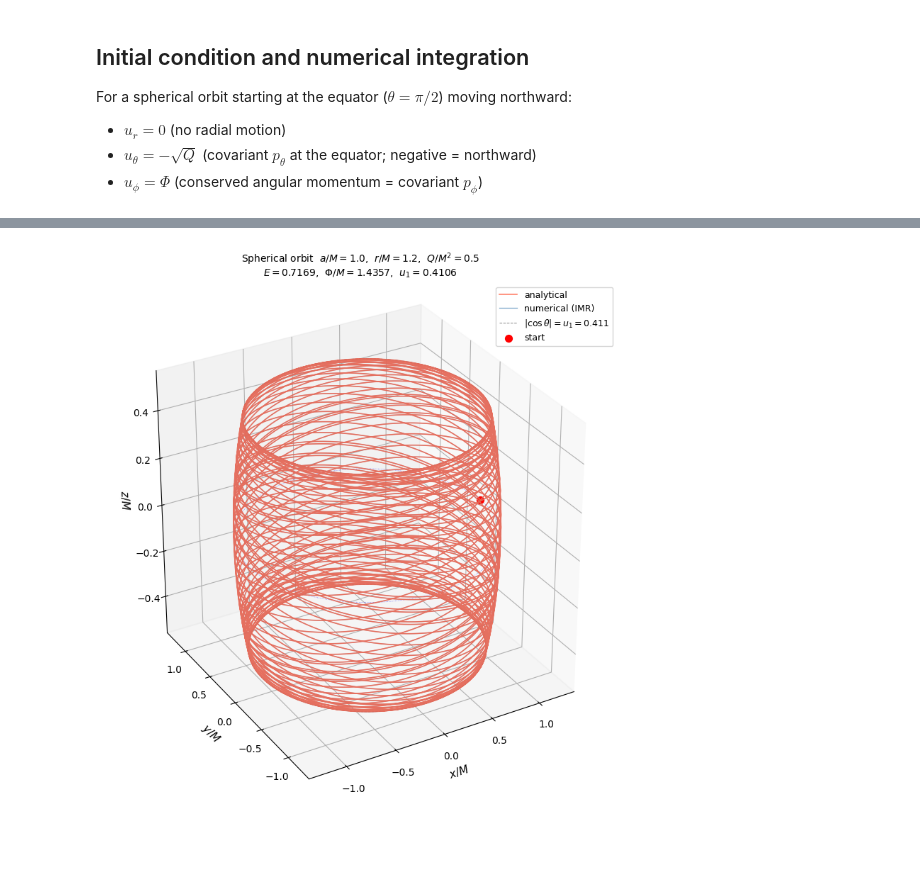
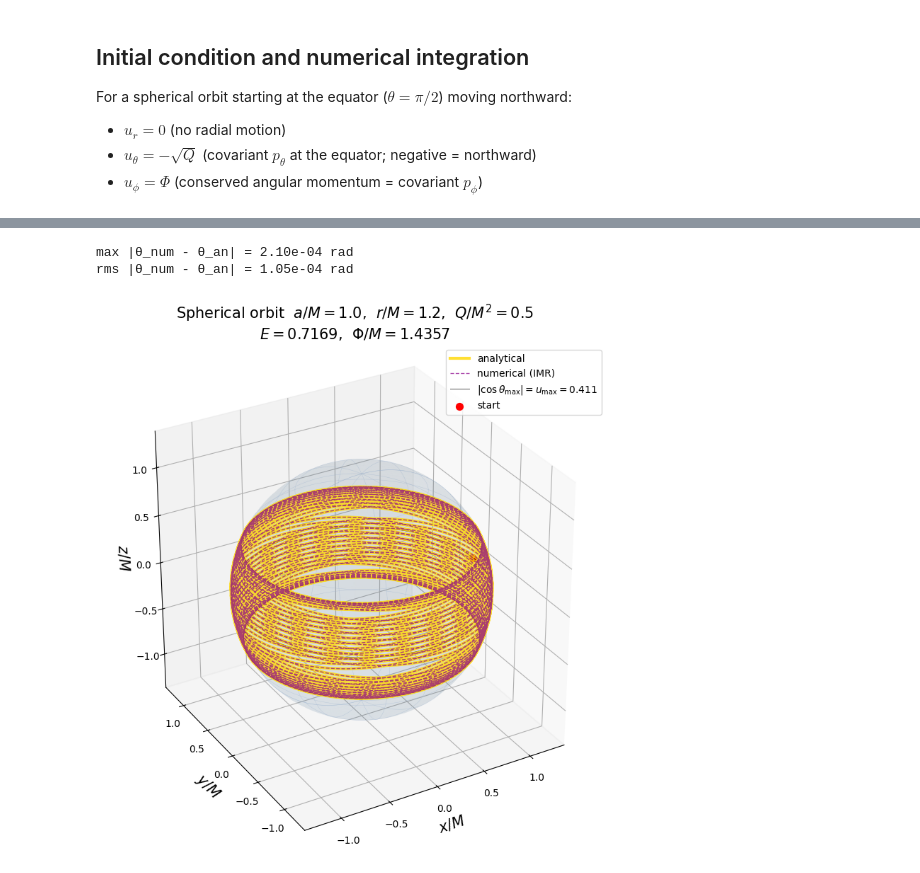
Before and after one commit to olafx/G0L86A_GR_kin, a Jupyter notebook: code/Kerr_geodesics_verify.ipynb, the cells around one changed output, grey strips where cells are left out. Drawn from its saved outputs; the diff is of its cells as text; code cells hidden in the pictures; blank space fills up the shorter version.

```diff
--- a/code/Kerr_geodesics_verify.ipynb
+++ b/code/Kerr_geodesics_verify.ipynb
@@ -52,8 +52,8 @@ alp = a * np.sqrt((1.0 - E**2) * w2)
 K_val         = ellipk(m)
 lambda_period = 4.0 * K_val / alp  # One Quarter of a period times 4
 
-n_periods = 15.0
-N_pts     = 300000
+n_periods = 10
+N_pts     = 3000
 lam       = np.linspace(0.0, n_periods * lambda_period, N_pts)
 
 # Theta Analytical
@@ -109,14 +109,14 @@ ic = kgeo.IC(
     0,
 )
 
-dt        = 0.005
+dt        = 0.05
 max_steps = int(np.ceil(n_periods * T_coord_period / dt)) + 2000
 domain_L  = 5.0
 
 geos, geos_meta = kgeo.geodesics_IMR_vacuum(
     M, a,
-    dt, max_steps, IMR_max_iters=3, domain_L=domain_L,
-    h_rel=1e-5, h_min=1e-6,
+    dt, max_steps, IMR_max_iters=100, domain_L=domain_L,
+    h_rel=1e-10, h_min=1e-12,
     ics=[ic],
 )
 
@@ -176,49 +178,72 @@ plt.show()
+# %%
+theta_an_interp = np.interp(t_num[mask_num], t_an, theta_an)
+err = np.abs(th_num[mask_num] - theta_an_interp)
+print(f"max |θ_num - θ_an| = {err.max():.2e} rad")
+print(f"rms |θ_num - θ_an| = {np.sqrt(np.mean(err**2)):.2e} rad")
+# %% [output]
+max |θ_num - θ_an| = 2.10e-04 rad
+rms |θ_num - θ_an| = 1.05e-04 rad
 # %%
 X_an = r * np.sin(theta_an) * np.cos(phi_an)
 Y_an = r * np.sin(theta_an) * np.sin(phi_an)
 Z_an = r * np.cos(theta_an)
 
 X_num, Y_num, Z_num = util.sph_to_Car(r_num[mask_num], th_num[mask_num], phi_num[mask_num])
 
 u1       = np.sqrt(w1)
 rho_lat  = r * np.sqrt(1 - w1)
 lat_circ = np.linspace(0, 2*np.pi, 300)
 
 fig = plt.figure(figsize=(9, 8))
 ax  = fig.add_subplot(111, projection='3d', facecolor='white')
 
-ax.plot(X_an,  Y_an,  Z_an,  color='tomato',    lw=1.2, alpha=0.8, label='analytical',      zorder=5)
-ax.plot(X_num, Y_num, Z_num, color='steelblue', lw=0.9, alpha=0.7, label='numerical (IMR)', zorder=4)
+# Translucent sphere at r (same style as trajectoryKerrPlot)
+us_s = np.linspace(0, 2*np.pi, 80)
+vs_s = np.linspace(0, np.pi, 80)
+Xs = r * np.outer(np.cos(us_s), np.sin(vs_s))
+Ys = r * np.outer(np.sin(us_s), np.sin(vs_s))
+Zs = r * np.outer(np.ones_like(us_s), np.cos(vs_s))
+ax.plot_surface(Xs, Ys, Zs, alpha=0.07, color='steelblue', linewidth=0, zorder=0)
+
+for az in np.linspace(0, np.pi, 6):
+    tv = np.linspace(0, 2*np.pi, 200)
+    ax.plot(r*np.sin(tv)*np.cos(az), r*np.sin(tv)*np.sin(az),
+            r*np.cos(tv), '-', color='lightsteelblue', lw=0.35, alpha=0.5)
+for lat in np.linspace(-np.pi/3, np.pi/3, 5):
+    tv = np.linspace(0, 2*np.pi, 200)
+    ax.plot(r*np.cos(lat)*np.cos(tv), r*np.cos(lat)*np.sin(tv),
+            r*np.sin(lat)*np.ones(200), '-', color='lightsteelblue', lw=0.35, alpha=0.5)
+
+ax.plot(X_an,  Y_an,  Z_an,  color='gold',       lw=3.0, alpha=0.8, label='analytical',      zorder=4)
+ax.plot(X_num, Y_num, Z_num, color='darkmagenta', lw=1.0, ls='--', alpha=0.7, label='numerical (IMR)', zorder=5)
 
 for sign in (+1, -1):
     ax.plot(
         rho_lat * np.cos(lat_circ),
         rho_lat * np.sin(lat_circ),
         sign * r * u1 * np.ones(300),
-        'k--', lw=0.7, alpha=0.5,
-        label=fr'$|\cos\theta| = u_1 = {u1:.3f}$' if sign == 1 else '_'
+        lw=0.7, alpha=0.7, color='black',
+        label=fr'$|\cos\theta_{{\max}}| = u_{{\max}} = {u1:.3f}$' if sign == 1 else '_'
     )
 
+eq = np.linspace(0, 2*np.pi, 300)
+ax.plot(r*np.cos(eq), r*np.sin(eq), np.zeros(300), 'black', lw=0.6, alpha=1.0, zorder=3)
 
-eq = np.linspace(0, 2*np.pi, 300)
-ax.plot(r*np.cos(eq), r*np.sin(eq), np.zeros(300), 'b:', lw=0.6, alpha=0.5)
-
-
-ax.scatter([X_num[0]], [Y_num[0]], [Z_num[0]], color='red', s=50, zorder=10, label='start')
+ax.scatter([X_num[0]], [Y_num[0]], [Z_num[0]], color='red', s=50, zorder=2, label='start')
 
 ax.view_init(elev=30, azim=-120)
 ax.set_box_aspect([1, 1, 1])
-ax.set_xlabel('$x/M$', fontsize=11)
-ax.set_ylabel('$y/M$', fontsize=11)
-ax.set_zlabel('$z/M$', fontsize=11)
+ax.set_xlabel('$x/M$', fontsize=15)
+ax.set_ylabel('$y/M$', fontsize=15)
+ax.set_zlabel('$z/M$', fontsize=15)
 ax.set_title(
     fr'Spherical orbit  $a/M={a/M:.1f}$,  $r/M={r}$,  $Q/M^2={Q}$' + '\n' +
-    fr'$E={E:.4f}$,  $\Phi/M={Phi:.4f}$,  $u_1={u1:.4f}$',
-    fontsize=10
+    fr'$E={E:.4f}$,  $\Phi/M={Phi:.4f}$',
+    fontsize=15
 )
-ax.legend(fontsize=9, loc='upper right')
+ax.legend(fontsize=10, loc='upper right')
 plt.tight_layout()
-plt.savefig('out/spherical_orbit_3d.png', dpi=200, bbox_inches='tight')
+plt.savefig('out/spherical_orbit_3d.png', dpi=300, bbox_inches='tight')
 plt.show()
 # %% [output]
-[figure, old version]
+[figure, new version]
```
Also changed, not shown: parts of 3 cells of this notebook, 9 other files.
